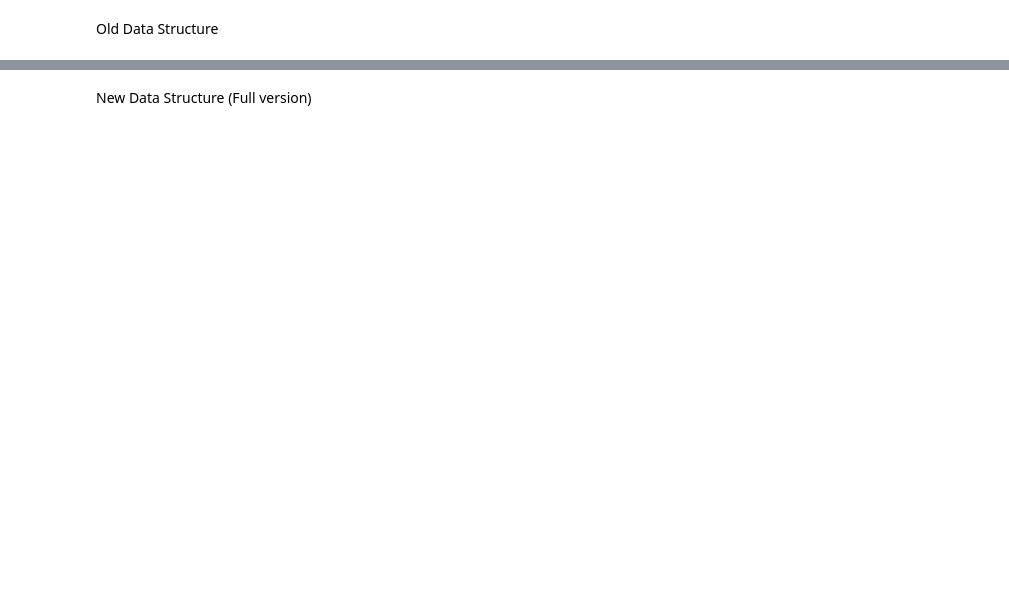
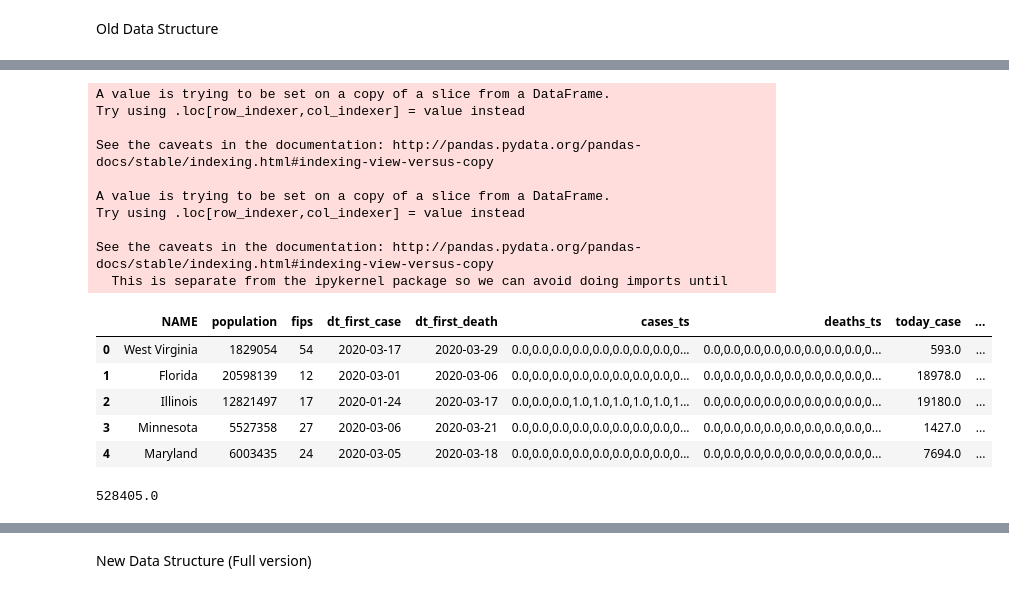
Before and after one commit to cybergis/wherecovid19_webapp, a Jupyter notebook: preprocessing/states_new.ipynb, the cells around one changed output, grey strips where cells are left out. Saved outputs shown, nothing was run; the diff lists cells and outputs as text; code cells hidden in the pictures; blank space fills up the shorter version.

```diff
--- a/preprocessing/states_new.ipynb
+++ b/preprocessing/states_new.ipynb
@@ -67,3 +213,6 @@ report_df.head(5)
+# %%
+#Stay consistency with geojson states
+report_df = report_df.replace('Northern Mariana Islands','Commonwealth of the Northern Mariana Islands')
 # %%
 final_df = pd.merge(old_states_geojson_df[["NAME", "population", "geometry"]], report_df, how='left', left_on=['NAME'], right_on = ['state'])
 final_df.columns
@@ -70,9 +244,31 @@ final_df.columns
 # %%
-final_df=final_df[["NAME", "population", "fips", "dt_first_case", "dt_first_death", "cases_ts", "deaths_ts", "geometry"]]
+final_df=final_df[["NAME", "population", "fips", "dt_first_case", "dt_first_death", "cases_ts", "deaths_ts", 'today_case','today_new_case', 'today_death','today_new_death', "geometry"]]
 final_df['dt_start'] = dt_str_start
 final_df['dt_end'] = dt_str_end
 final_df['dt_unit'] = "day"
-final_df
+final_df.head(5)
+# %% [output]
+A value is trying to be set on a copy of a slice from a DataFrame.
+Try using .loc[row_indexer,col_indexer] = value instead
+
+See the caveats in the documentation: http://pandas.pydata.org/pandas-docs/stable/indexing.html#indexing-view-versus-copy
+
+A value is trying to be set on a copy of a slice from a DataFrame.
+Try using .loc[row_indexer,col_indexer] = value instead
+
+See the caveats in the documentation: http://pandas.pydata.org/pandas-docs/stable/indexing.html#indexing-view-versus-copy
+  This is separate from the ipykernel package so we can avoid doing imports until
+|  | NAME | population | fips | dt_first_case | dt_first_death | cases_ts | deaths_ts | today_case | ... |
+| 0 | West Virginia | 1829054 | 54 | 2020-03-17 | 2020-03-29 | 0.0,0.0,0.0,0.0,0.0,0.0,0.0,0.0,0... | 0.0,0.0,0.0,0.0,0.0,0.0,0.0,0.0,0... | 593.0 | ... |
+| 1 | Florida | 20598139 | 12 | 2020-03-01 | 2020-03-06 | 0.0,0.0,0.0,0.0,0.0,0.0,0.0,0.0,0... | 0.0,0.0,0.0,0.0,0.0,0.0,0.0,0.0,0... | 18978.0 | ... |
+| 2 | Illinois | 12821497 | 17 | 2020-01-24 | 2020-03-17 | 0.0,0.0,0.0,1.0,1.0,1.0,1.0,1.0,1... | 0.0,0.0,0.0,0.0,0.0,0.0,0.0,0.0,0... | 19180.0 | ... |
+| 3 | Minnesota | 5527358 | 27 | 2020-03-06 | 2020-03-21 | 0.0,0.0,0.0,0.0,0.0,0.0,0.0,0.0,0... | 0.0,0.0,0.0,0.0,0.0,0.0,0.0,0.0,0... | 1427.0 | ... |
+| 4 | Maryland | 6003435 | 24 | 2020-03-05 | 2020-03-18 | 0.0,0.0,0.0,0.0,0.0,0.0,0.0,0.0,0... | 0.0,0.0,0.0,0.0,0.0,0.0,0.0,0.0,0... | 7694.0 | ... |
+# %%
+final_df['today_case'].sum()
+# result: 528405, same as truth
+# %% [output]
+528405.0
 # %%
 final_df.to_file(r"./nyt_states_data.geojson", driver='GeoJSON', encoding='utf-8')
 print("done")
```
Also changed, not shown: parts of 15 cells of this notebook, 1 other file.
